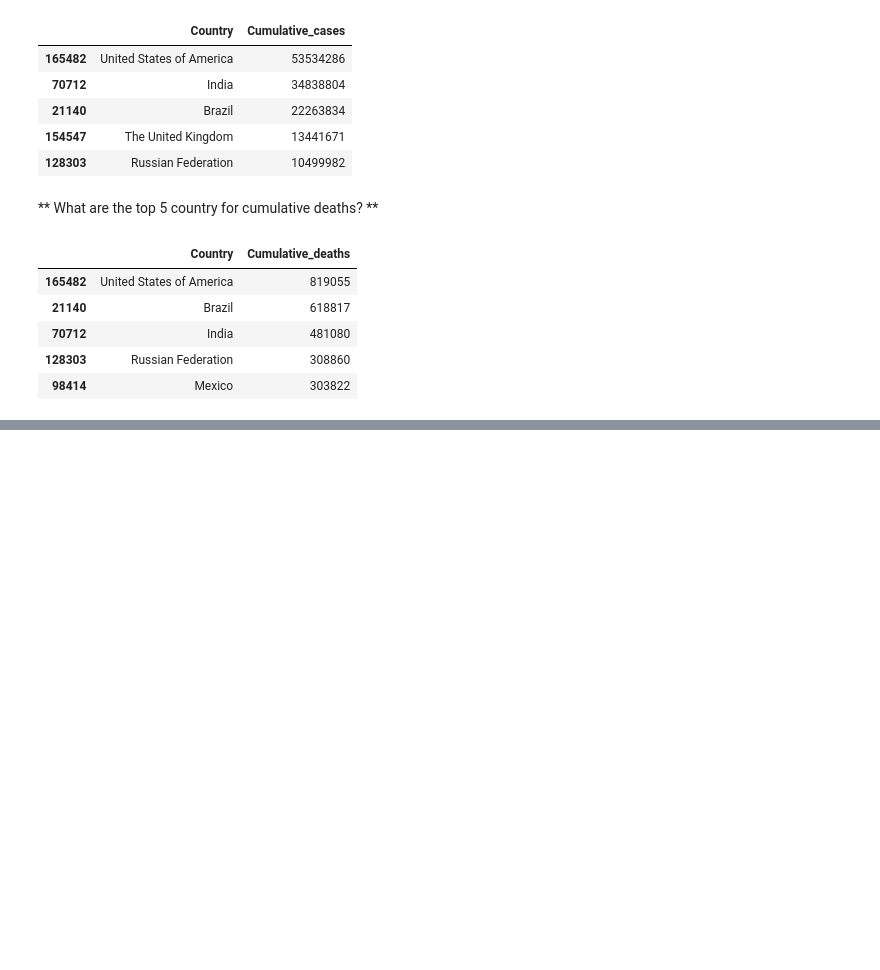
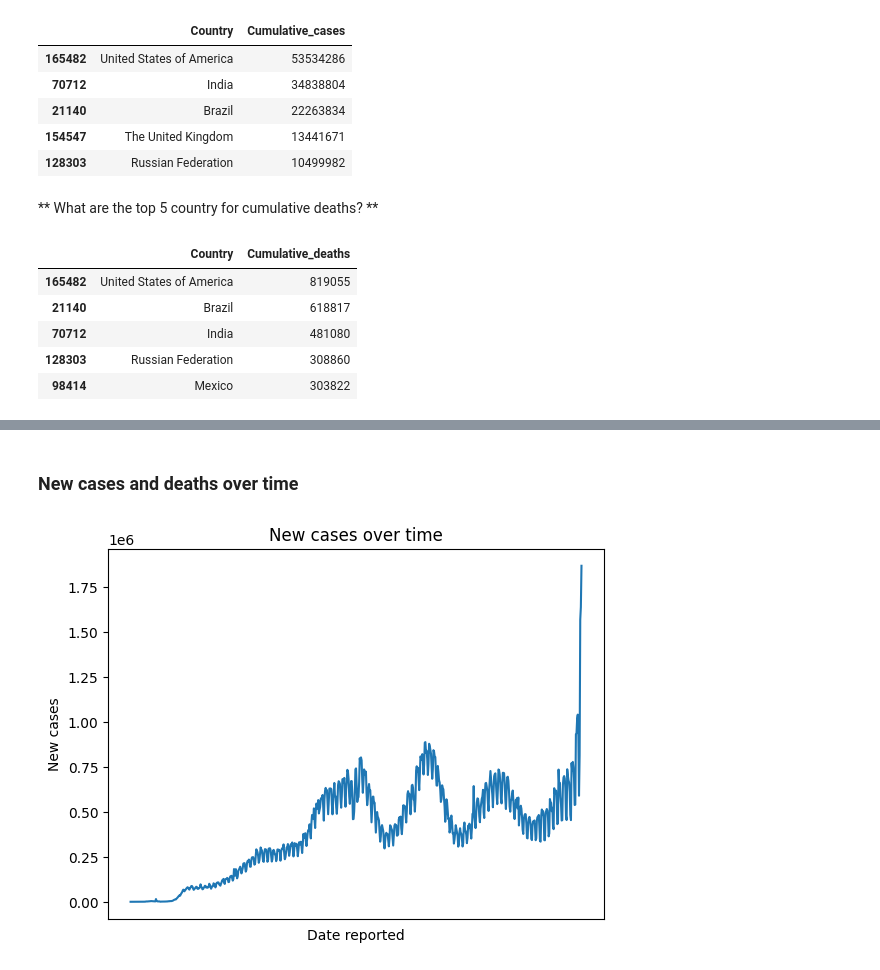
Before and after one commit to wai157/Covid_data_visualization, a Jupyter notebook: data_visualization.ipynb, the cells around one changed output, grey strips where cells are left out. Saved outputs shown, nothing was run; the diff lists cells and outputs as text; code cells hidden in the pictures; blank space fills up the shorter version.

```diff
--- a/data_visualization.ipynb
+++ b/data_visualization.ipynb
@@ -92,0 +141,13 @@ df[df['Date_reported']=='2021-12-31'].sort_values('Cumulative_deaths', ascending
+# %% [markdown]
+### New cases and deaths over time
+# %%
+sns.lineplot(data=sums, x='Date_reported', y='New_cases')
+
+plt.title('New cases over time')
+plt.xlabel('Date reported')
+plt.xticks([])
+plt.ylabel('New cases')
+
+plt.show()
+# %% [output]
+[figure, added]
```
Also changed, not shown: parts of 7 cells of this notebook.
